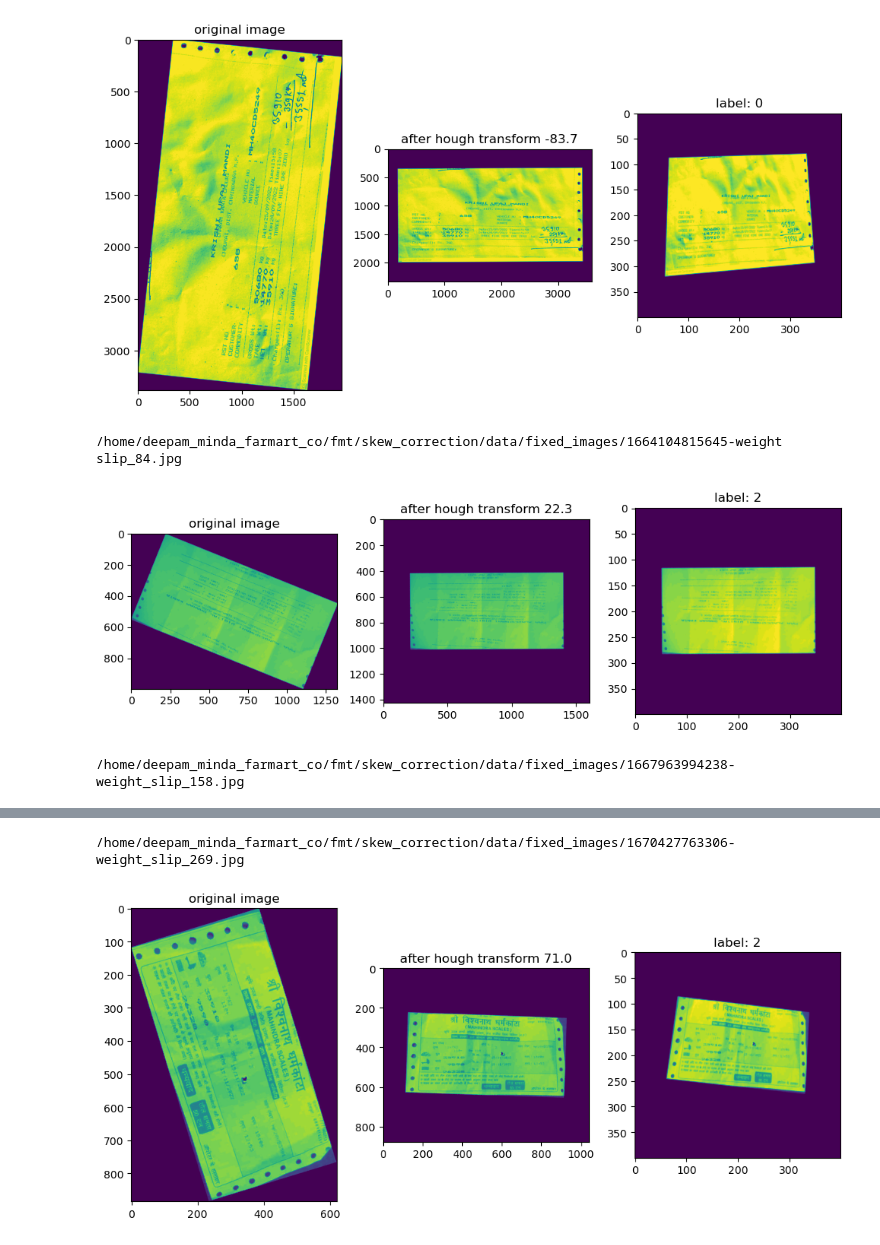
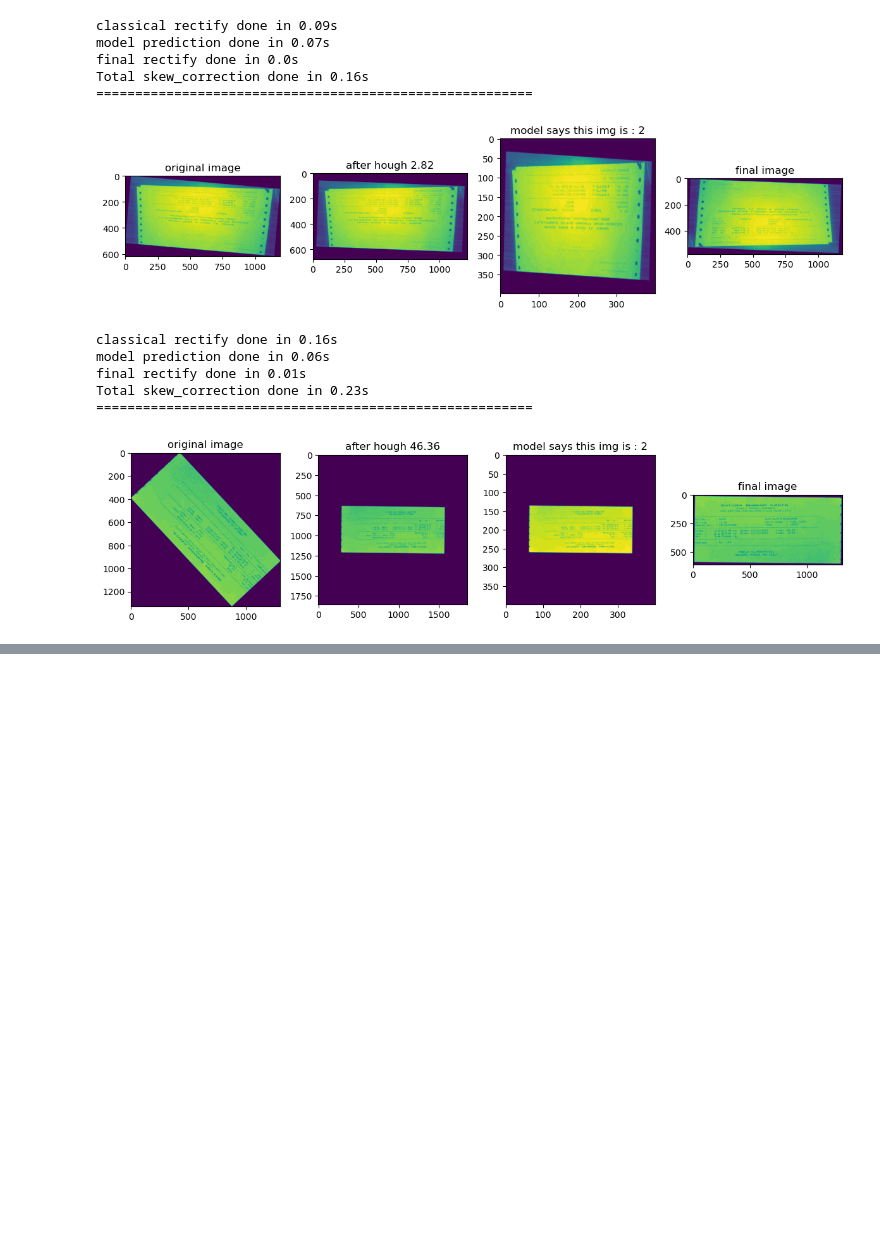
Before and after one commit to mindadeepam/skew_correction, a Jupyter notebook: notebooks/03_predict.ipynb, the cells around one changed output, grey strips where cells are left out. Saved outputs shown, nothing was run; the diff lists cells and outputs as text; code cells hidden in the pictures; blank space fills up the shorter version.

```diff
--- a/notebooks/03_predict.ipynb
+++ b/notebooks/03_predict.ipynb
@@ -42,18 +45,0 @@ tensor = tensor.unsqueeze(0)
-# %%
-def hough_transform(img):
-    """"takes read_raw_image output as input (pil images). returns rectified pil img grayscale"""
-    angle = get_skew(img)
-    return img.rotate(angle, expand=True), angle
-
-
-def remove_padding(image):
-    # Get the bounding box of the non-zero (non-padding) region in the image
-    bbox = image.getbbox()
-
-    if bbox:
-        # Crop the image to the bounding box to remove the padding
-        cropped_image = image.crop(bbox)
-        return cropped_image
-    else:
-        # If the entire image is padding, return the original image
-        return image
@@ -108,13 +92,39 @@ def predict_in_dir(folder='../data/rotated/predict/', debug=True, max=10, save_t
+# %%
+def predict_onebyone_in_dir(folder='../data/rotated/predict/', debug=True, max=10, save_to_dir=False, shuffle=False):
+
+    imgpaths = get_images_in_dir(folder, return_path=True, shuffle=shuffle)
+
+    for idx, path in enumerate(imgpaths):
+        if idx>max:
+            break
+
+        output_file = os.path.join(root_dir, "data/fixed_images/") + path.split('/')[-1]
+        fixed_img = rectify_full_pipeline(path, debug=debug)
+
+        t = time()
+        if save_to_dir:
+            fixed_img.save(output_file)
+            print(f"saving done in {round(time() - t, 2)}s")
+            print(f"saved to {output_file}")
 # %%
-predict_in_dir(
-    folder="/home/deepam_minda_farmart_co/fmt/document-alignment-detection/document_alignment_correction/data/rotated_images/train/",
+res = predict_onebyone_in_dir(
+    folder="/home/deepam_minda_farmart_co/fmt/document-alignment-detection/document_alignment_correction/data/rotated_images/test",
     max=10,
-    save_to_dir=True,
-    shuffle=False
+    save_to_dir=False,
+    shuffle=False,
+    debug=True
 )
 # predict_single_tensor(tensor)
 # %% [output]
+classical rectify done in 0.09s
+model prediction done in 0.07s
+final rectify done in 0.0s
+Total skew_correction done in 0.16s
+========================================================
-[figure, old version]
+[figure, new version]
-/home/deepam_minda_farmart_co/fmt/skew_correction/data/fixed_images/1664104815645-weight slip_84.jpg
+classical rectify done in 0.16s
+model prediction done in 0.06s
+final rectify done in 0.01s
+Total skew_correction done in 0.23s
+========================================================
-[figure, old version]
+[figure, new version]
-/home/deepam_minda_farmart_co/fmt/skew_correction/data/fixed_images/1667963994238-weight_slip_158.jpg
@@ -122,2 +130,0 @@ predict_in_dir(
-/home/deepam_minda_farmart_co/fmt/skew_correction/data/fixed_images/1670427763306-weight_slip_269.jpg
-[figure, removed]
```
Also changed, not shown: parts of 10 cells of this notebook, 4 other files.
